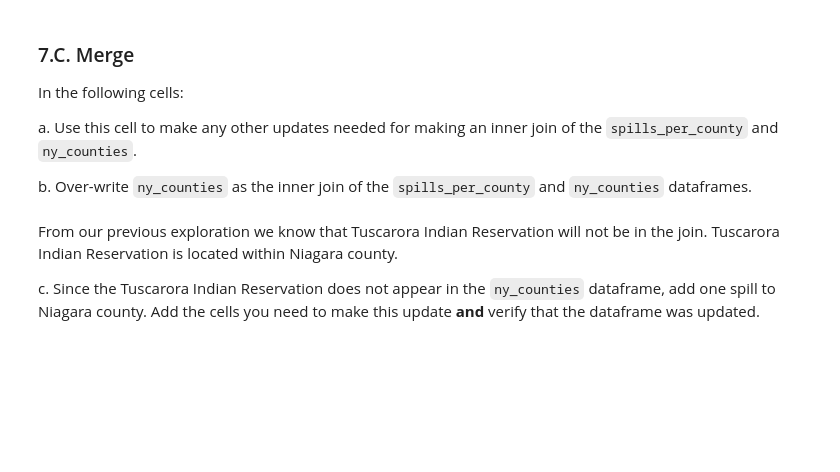
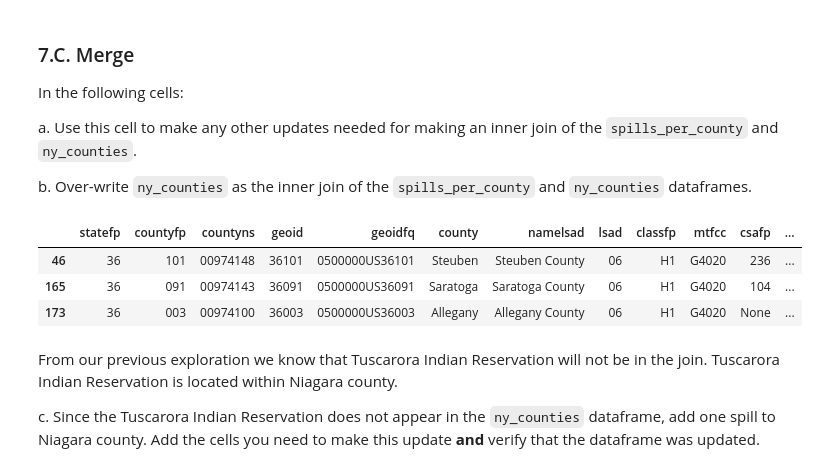
Before and after one commit to stephenccodes/eds220-hwk3, a Jupyter notebook: hwk3-task2-oil-spills.ipynb, the cells around one changed output. Cells and saved outputs as stored; diff of their text form; code cells hidden in the pictures; blank space fills up the shorter version.

```diff
--- a/hwk3-task2-oil-spills.ipynb
+++ b/hwk3-task2-oil-spills.ipynb
@@ -607,0 +608,10 @@ b. Over-write `ny_counties` as the  inner join of the `spills_per_county` and `n
+# %%
+# a.
+# Change the name of the 'name' column in 'ny_counties' to 'county' so that both data frames have a common column
+ny_counties = ny_counties.rename(columns={'name': 'county'})
+ny_counties.head(3)
+# %% [output]
+|  | statefp | countyfp | countyns | geoid | geoidfq | county | namelsad | lsad | classfp | mtfcc | csafp | ... |
+| 46 | 36 | 101 | 00974148 | 36101 | 0500000US36101 | Steuben | Steuben County | 06 | H1 | G4020 | 236 | ... |
+| 165 | 36 | 091 | 00974143 | 36091 | 0500000US36091 | Saratoga | Saratoga County | 06 | H1 | G4020 | 104 | ... |
+| 173 | 36 | 003 | 00974100 | 36003 | 0500000US36003 | Allegany | Allegany County | 06 | H1 | G4020 | None | ... |
```
Also changed, not shown: parts of 12 cells of this notebook.
